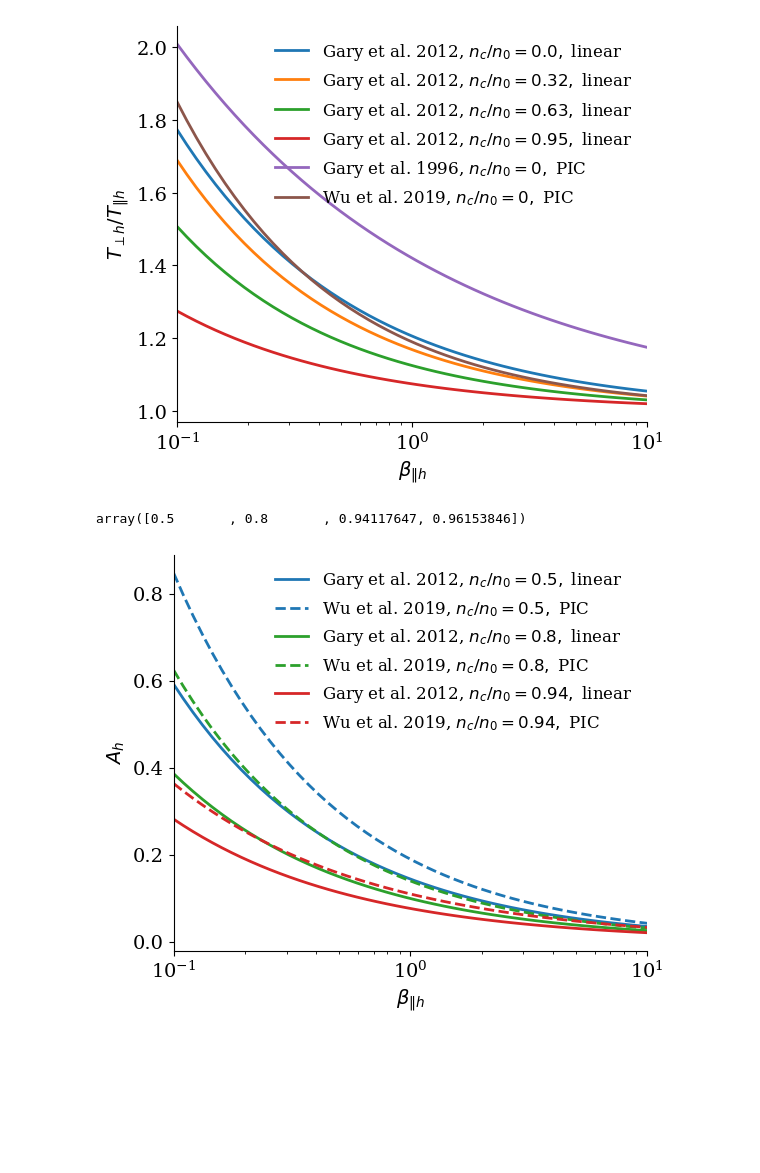
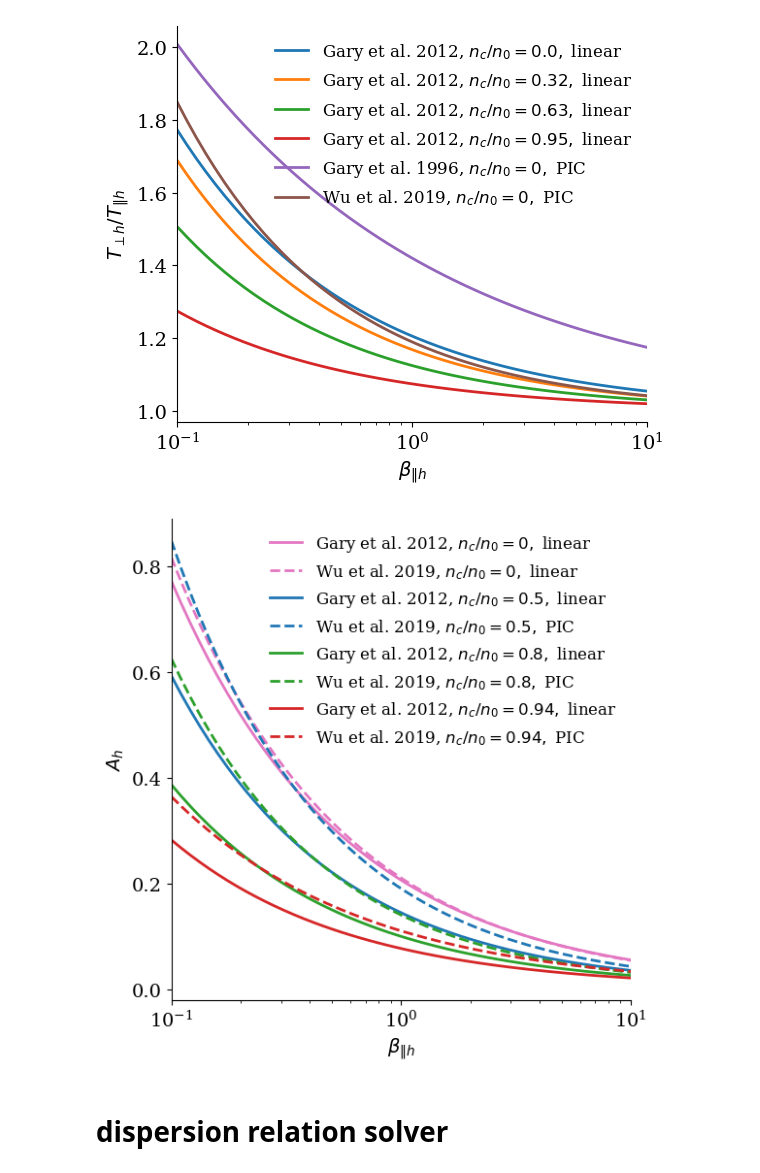
Before and after one commit to opaliss/QLT_whistler, a Jupyter notebook: gary_2012_cold_plasma_linear.ipynb, the cells around one changed output. Saved outputs shown, nothing was run; the diff lists cells and outputs as text; code cells hidden in the pictures; blank space fills up the shorter version.

```diff
--- a/gary_2012_cold_plasma_linear.ipynb
+++ b/gary_2012_cold_plasma_linear.ipynb
@@ -73,36 +65,38 @@ plt.savefig("figs/gary_2012/A_beta_relation_cold.png", dpi=300, bbox_inches='tig
 nc_nH  = np.array([1,  2,  4, 5])**2
 # %%
 nc_n0 = nc_nH/(nc_nH+1)
-# %%
-nc_n0
-# %% [output]
-array([0.5       , 0.8       , 0.94117647, 0.96153846])
 # %%
-fig, ax = plt.subplots(figsize=(6,5))
+fig, ax = plt.subplots(figsize=(6,6))
+ax.plot(beta_par, get_A(nc_n0=0., beta_par=beta_par), c="tab:pink", label=r"Gary et al. 2012, $n_{c}/n_{0} = 0,$ linear", linewidth=2)
+ax.plot(beta_par, 0.21/(beta_par**0.59), c="tab:pink",  ls="--", label=r"Wu et al. 2019, $n_{c}/n_{0} = 0,$ linear", linewidth=2)
+
+
 ax.plot(beta_par, get_A(nc_n0=0.5, beta_par=beta_par), c="tab:blue", label=r"Gary et al. 2012, $n_{c}/n_{0} = 0.5,$ linear", linewidth=2)
 ax.plot(beta_par, 0.19/beta_par**0.65, linewidth=2, c="tab:blue", ls="--", label=r"Wu et al. 2019, $n_{c}/n_{0} =0.5,$ PIC")
 
 ax.plot(beta_par, get_A(nc_n0=0.8, beta_par=beta_par), c="tab:green", label=r"Gary et al. 2012, $n_{c}/n_{0} = 0.8,$ linear", linewidth=2)
 ax.plot(beta_par, 0.14/beta_par**0.65, linewidth=2, c="tab:green", ls="--", label=r"Wu et al. 2019, $n_{c}/n_{0} =0.8,$ PIC")
 
 
 ax.plot(beta_par, get_A(nc_n0=0.94, beta_par=beta_par), c="tab:red", label=r"Gary et al. 2012, $n_{c}/n_{0} = 0.94,$ linear", linewidth=2)
 ax.plot(beta_par, 0.11/beta_par**0.52, linewidth=2, c="tab:red", ls="--", label=r"Wu et al. 2019, $n_{c}/n_{0} =0.94,$ PIC")
 
 
 
 #ax.set_yscale("log")
 ax.set_xlim(np.min(beta_par), np.max(beta_par))
 ax.set_xscale("log")
 ax.set_xlabel(r"$\beta_{\|h}$")
 ax.set_ylabel(r"$A_{h}$")
 legend = ax.legend(loc='upper right', ncols=1, fancybox=False, shadow=False, fontsize=12)
 legend.get_frame().set_alpha(0)
 
 ax.spines['right'].set_visible(False)
 ax.spines['top'].set_visible(False)
 plt.tight_layout()
 
 plt.savefig("figs/gary_2012/A_beta_relation_cold_wu.png", dpi=300, bbox_inches='tight')
 # %% [output]
-[figure, old version]
+[figure, new version]
+# %% [markdown]
+# dispersion relation solver
```
Also changed, not shown: parts of 20 cells of this notebook, 3 other files.
